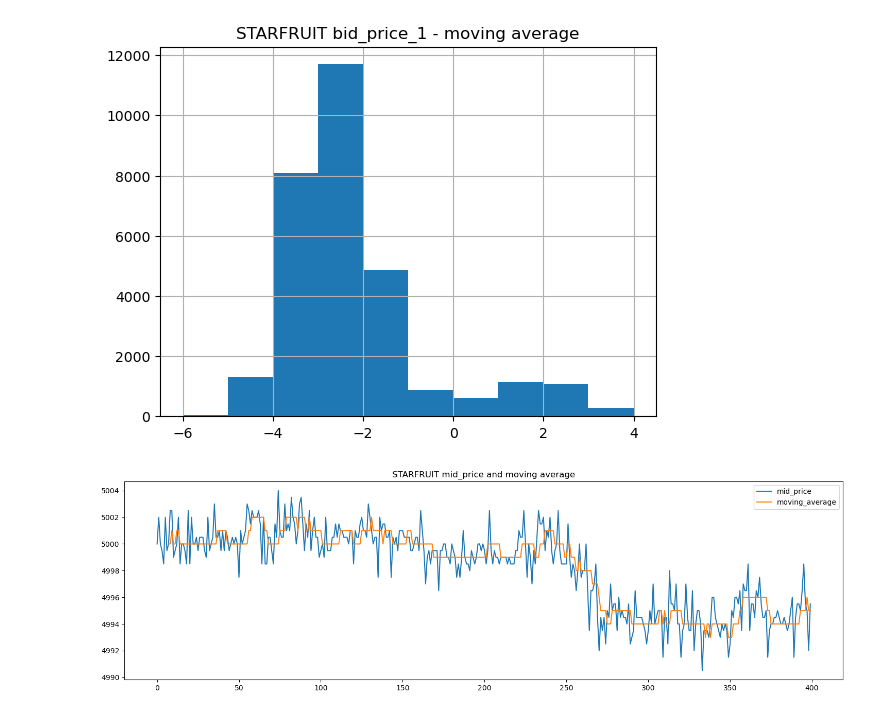
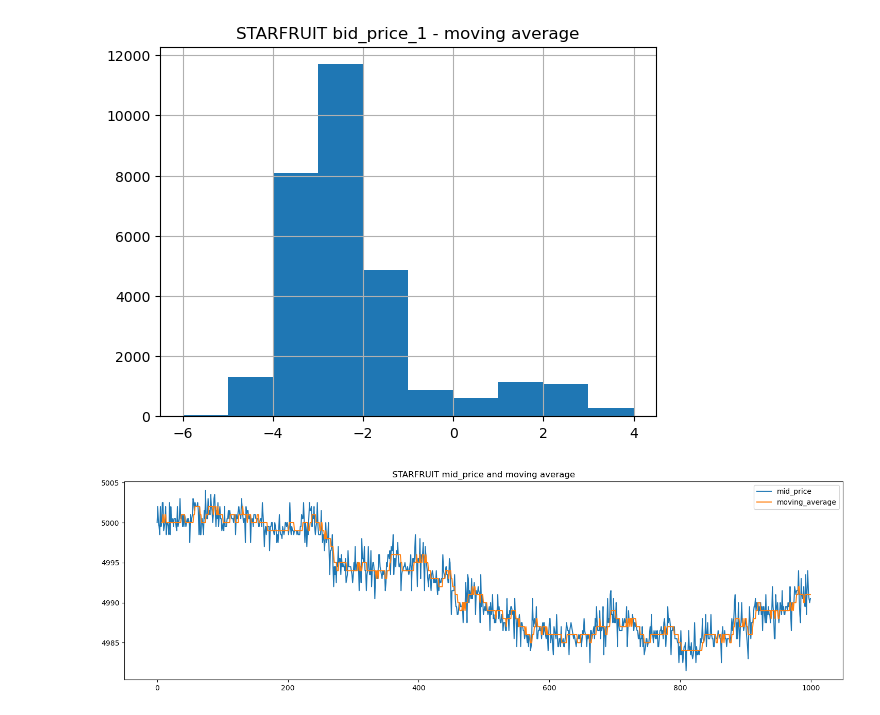
Before and after one commit to Meilism/IMC-Prosperity-Trading-Challenge, a Jupyter notebook: JM/data_analysis.ipynb, the cells around one changed output. Drawn from its saved outputs; the diff is of its cells as text; code cells hidden in the pictures.

```diff
--- a/JM/data_analysis.ipynb
+++ b/JM/data_analysis.ipynb
@@ -345,13 +418,13 @@ plt.show()
 # %% [output]
 [figure]
 # %%
-sample_length = 400
+sample_length = 1000
 
 plt.figure(figsize=(18, 5))
 plt.plot(activity_STAR['mid_price'][:sample_length], label='mid_price')
 plt.plot(moving_average[:sample_length], label='moving_average')
 plt.legend()
 plt.title('STARFRUIT mid_price and moving average')
 plt.show()
 # %% [output]
-[figure, old version]
+[figure, new version]
```
Also changed, not shown: parts of 9 cells of this notebook, 13 other files.
